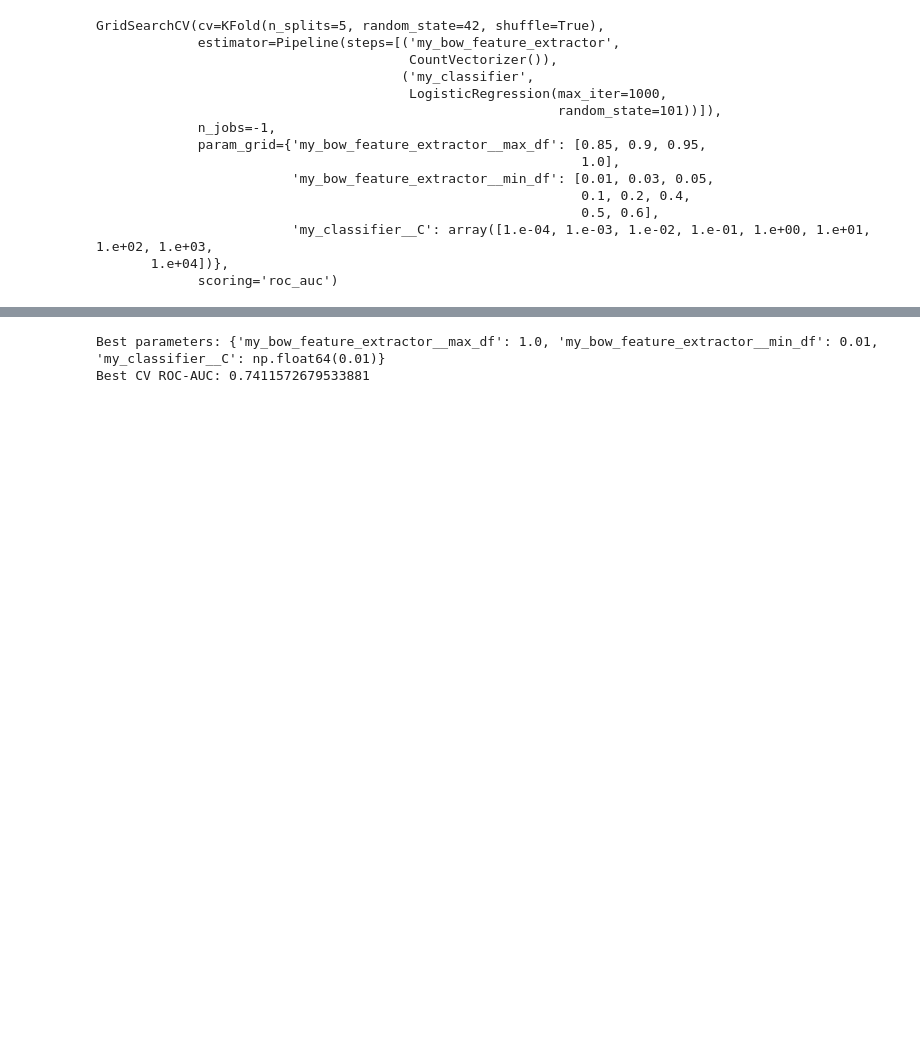
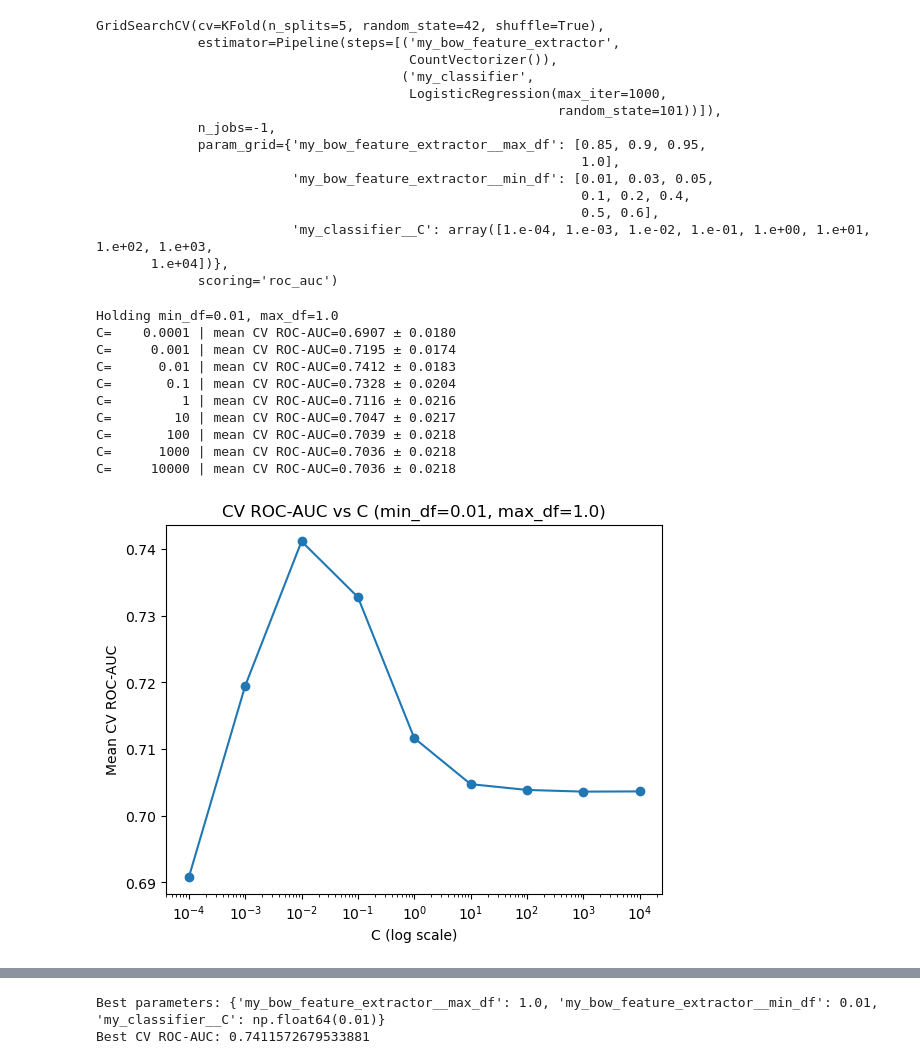
Before and after one commit to hoang-mai05/Classifying-Reading-Level-Difficulty-from-Text, a Jupyter notebook: bag_of_words.ipynb, the cells around one changed output, grey strips where cells are left out. Drawn from its saved outputs; the diff is of its cells as text; code cells hidden in the pictures; blank space fills up the shorter version.

```diff
--- a/bag_of_words.ipynb
+++ b/bag_of_words.ipynb
@@ -147,3 +204,48 @@ GridSearchCV(cv=KFold(n_splits=5, random_state=42, shuffle=True),
                          'my_classifier__C': array([1.e-04, 1.e-03, 1.e-02, 1.e-01, 1.e+00, 1.e+01, 1.e+02, 1.e+03,
        1.e+04])},
              scoring='roc_auc')
+# %%
+results = grid.cv_results_
+
+# Hold BoW settings fixed at the best values so the plot is 1D vs C
+best_min_df = grid.best_params_["my_bow_feature_extractor__min_df"]
+best_max_df = grid.best_params_["my_bow_feature_extractor__max_df"]
+
+Cs, mean_auc, std_auc = [], [], []
+
+for i, p in enumerate(results["params"]):
+    if (p["my_bow_feature_extractor__min_df"] == best_min_df and
+        p["my_bow_feature_extractor__max_df"] == best_max_df):
+        Cs.append(p["my_classifier__C"])
+        mean_auc.append(results["mean_test_score"][i])
+        std_auc.append(results["std_test_score"][i])
+
+# Sort by C for a clean curve
+order = np.argsort(Cs)
+Cs = np.array(Cs)[order]
+mean_auc = np.array(mean_auc)[order]
+std_auc = np.array(std_auc)[order]
+
+print(f"Holding min_df={best_min_df}, max_df={best_max_df}")
+for c, m, s in zip(Cs, mean_auc, std_auc):
+    print(f"C={c:>10g} | mean CV ROC-AUC={m:.4f} ± {s:.4f}")
+
+plt.figure()
+plt.plot(Cs, mean_auc, marker="o")
+plt.xscale("log")
+plt.xlabel("C (log scale)")
+plt.ylabel("Mean CV ROC-AUC")
+plt.title(f"CV ROC-AUC vs C (min_df={best_min_df}, max_df={best_max_df})")
+plt.show()
+# %% [output]
+Holding min_df=0.01, max_df=1.0
+C=    0.0001 | mean CV ROC-AUC=0.6907 ± 0.0180
+C=     0.001 | mean CV ROC-AUC=0.7195 ± 0.0174
+C=      0.01 | mean CV ROC-AUC=0.7412 ± 0.0183
+C=       0.1 | mean CV ROC-AUC=0.7328 ± 0.0204
+C=         1 | mean CV ROC-AUC=0.7116 ± 0.0216
+C=        10 | mean CV ROC-AUC=0.7047 ± 0.0217
+C=       100 | mean CV ROC-AUC=0.7039 ± 0.0218
+C=      1000 | mean CV ROC-AUC=0.7036 ± 0.0218
+C=     10000 | mean CV ROC-AUC=0.7036 ± 0.0218
+[figure, added]
```
Also changed, not shown: parts of 35 cells of this notebook.
